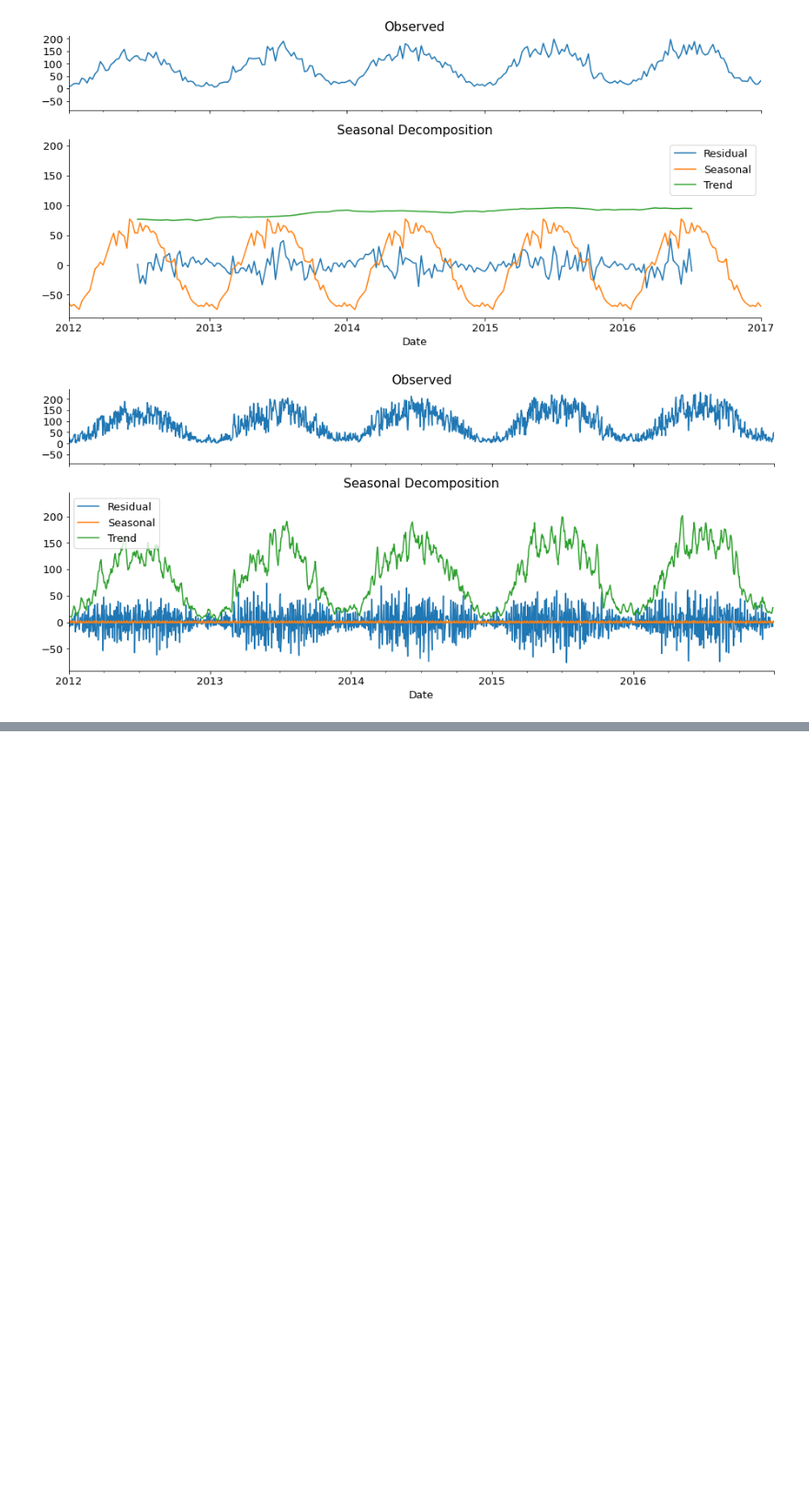
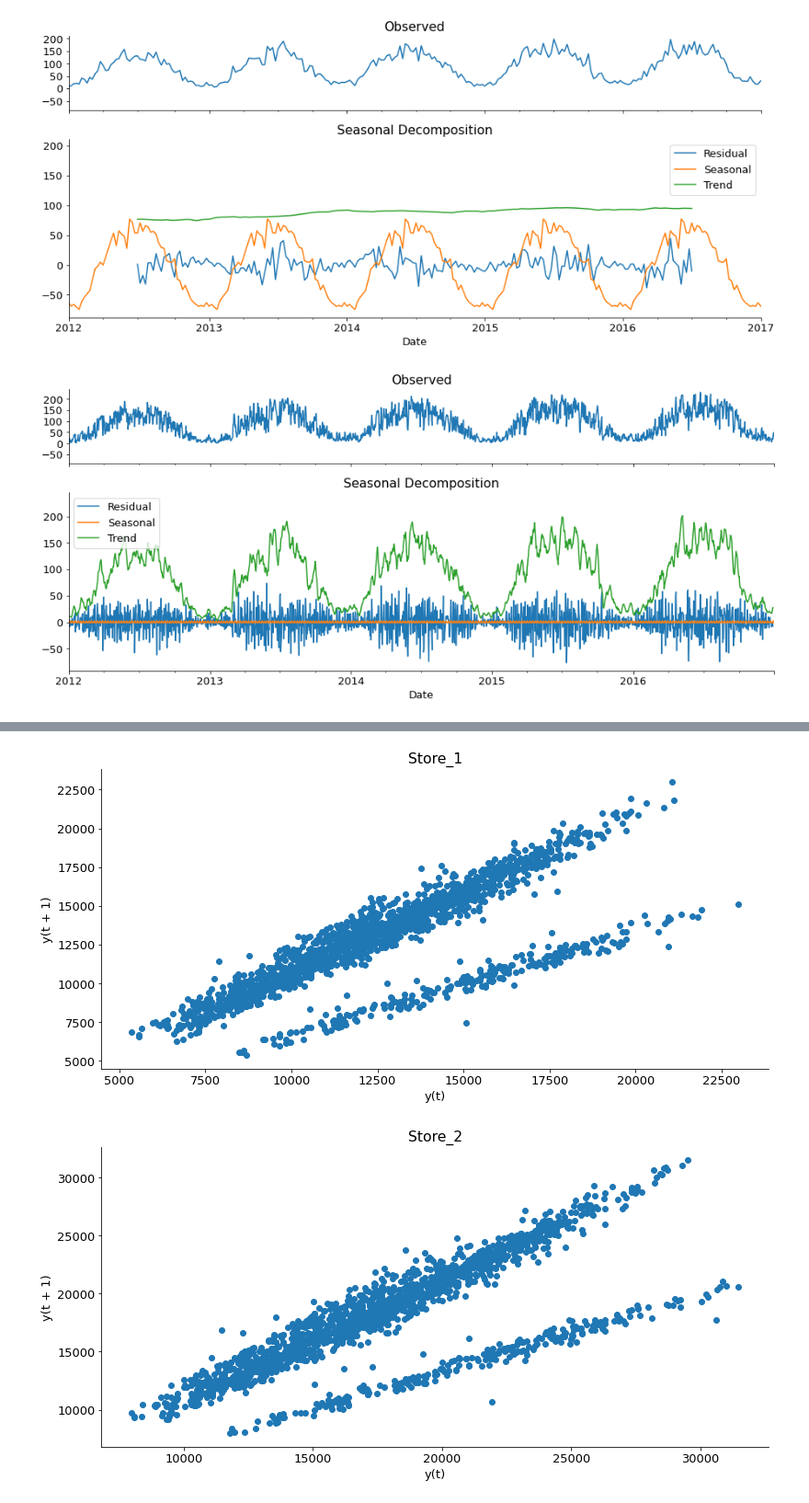
Before and after one commit to adam-talbot/time-series-exercises, a Jupyter notebook: explore.ipynb, the cells around one changed output, grey strips where cells are left out. Shown at 92% size. Drawn from its saved outputs; the diff is of its cells as text; code cells hidden in the pictures; blank space fills up the shorter version.

```diff
--- a/explore.ipynb
+++ b/explore.ipynb
@@ -562,0 +576,6 @@ fig.tight_layout();
+# %%
+# create a list of all sales data from each store
+store_list = []
+for i in range(1, 11):
+    s = df.sales_total[df.store_id == i]
+    store_list.append(s)
@@ -562,0 +586,8 @@ fig.tight_layout();
+# %%
+for i, store in enumerate(store_list):
+    pd.plotting.lag_plot(store.resample('D').sum(), 1)
+    plt.title(f'Store_{i+1}')
+    plt.show()
+# %% [output]
+[figure, added]
+[figure, added]
```
Also changed, not shown: parts of 10 cells of this notebook, 1 other file.
